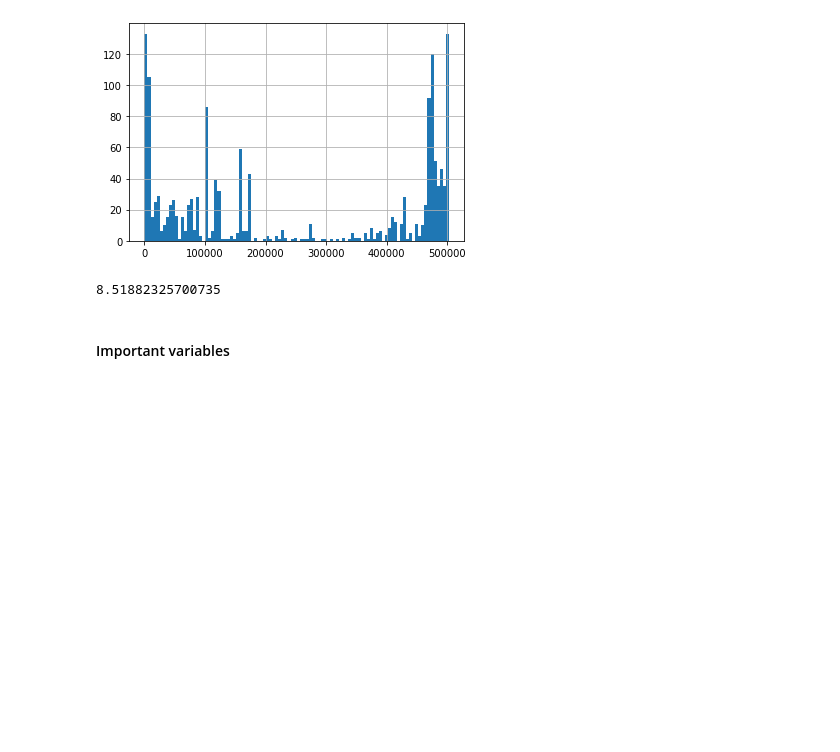
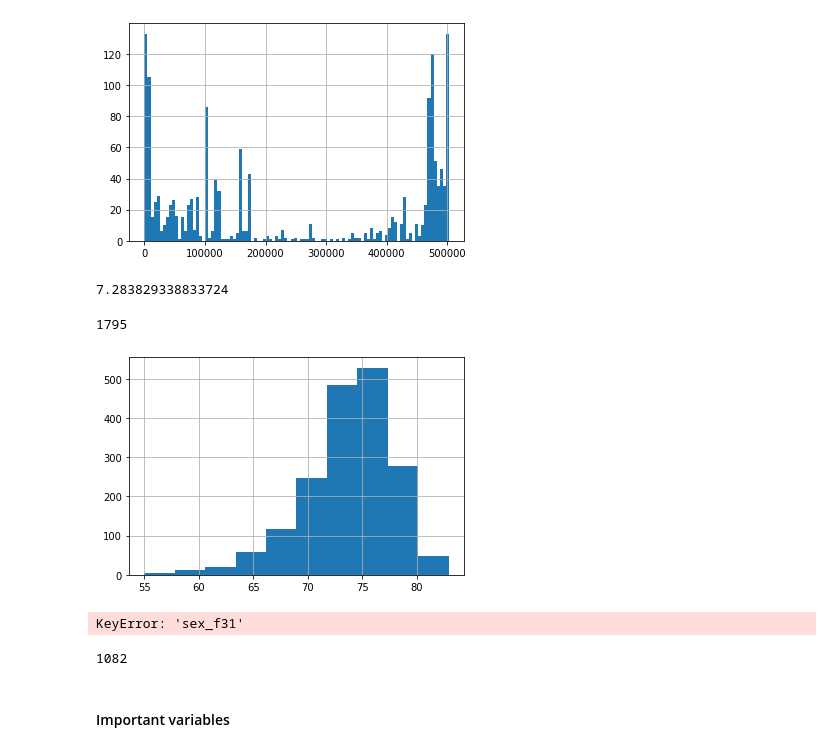
Before and after one commit to MikeAllwright24/PhD, a Jupyter notebook: UKB PD/code/Analysis.ipynb, the cells around one changed output. Saved outputs shown, nothing was run; the diff lists cells and outputs as text; code cells hidden in the pictures; blank space fills up the shorter version.

```diff
--- a/UKB PD/code/Analysis.ipynb
+++ b/UKB PD/code/Analysis.ipynb
@@ -181,9 +174,26 @@ def calc_cols(df,maxrecs=10,mincount=0.8,minctcts=0.8):
     print(len(cts_cols))
     return ohe_cols,cts_cols
 # %%
-diseases_bin['years_bef_diagAD'].mean()
+diseases_bin['years_bef_diagPD'].mean()
 # %% [output]
-8.51882325700735
+7.283829338833724
+# %%
+mask_PD=(diseases_bin['Age_Diag_PD']>5)
+mask_FTD=(diseases_bin['Age_Diag_FTD']>5)
+mask_age70=(diseases_bin['Age_Today']>75)
+diseases_bin['Age_Diag_PD'][mask_PD&mask_age70].hist()
+diseases_bin['PD'][mask_PD&mask_age70].sum()
+# %% [output]
+1795
+[figure, added]
+# %%
+diseases_bin[mask_PD&mask_age70]['sex_f31']
+# %% [output]
+KeyError: 'sex_f31'
+# %%
+diseases_bin['FTD'][mask_FTD&mask_age70].sum()
+# %% [output]
+1082
 # %% [markdown]
 #### Important variables
 # %%
```
Also changed, not shown: parts of 6 cells of this notebook, 5 other files.
